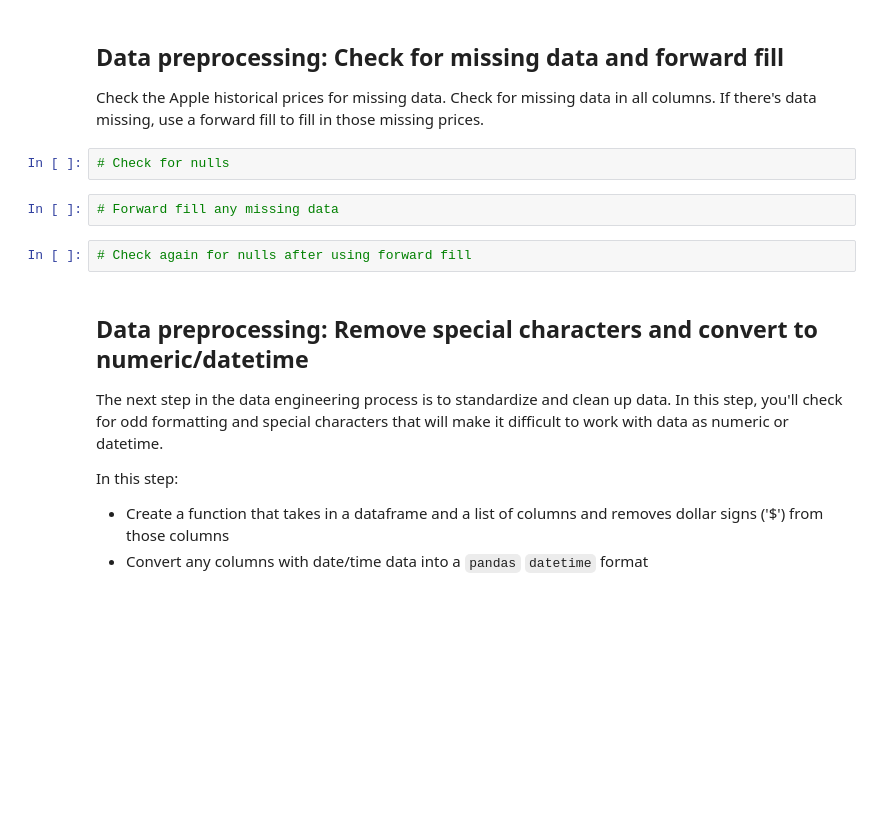
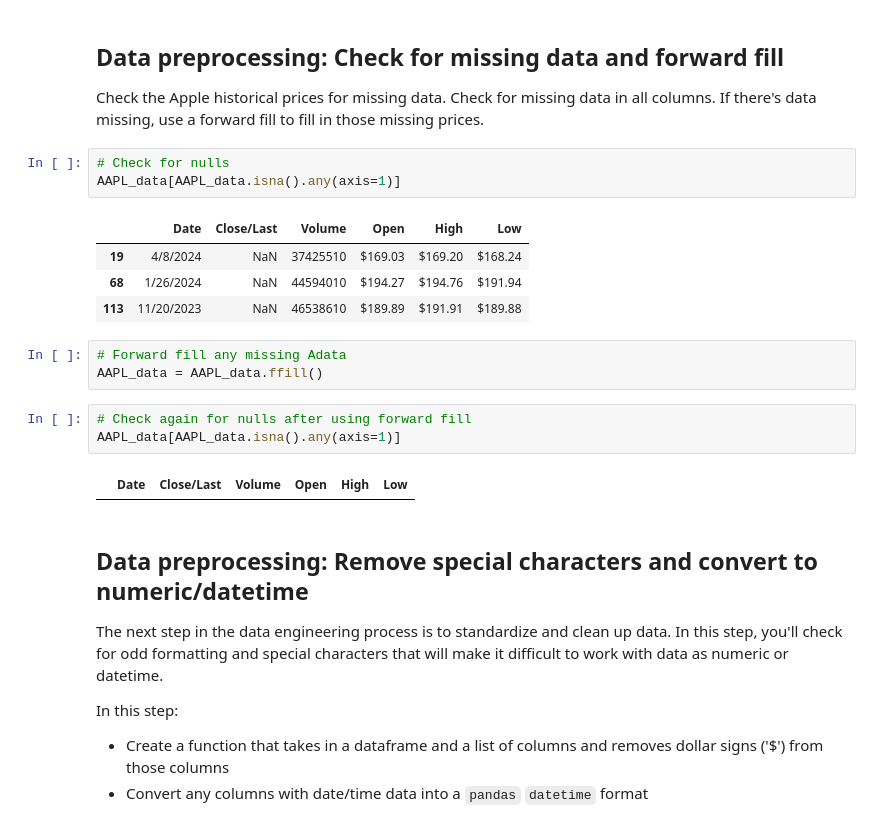
Before and after one commit to shh1v/CD13649-Project, a Jupyter notebook: Project/Preparing-for-data-analysis-project-student.ipynb, the cells around one changed output. Cells and saved outputs as stored; diff of their text form; blank space fills up the shorter version.

```diff
--- a/Project/Preparing-for-data-analysis-project-student.ipynb
+++ b/Project/Preparing-for-data-analysis-project-student.ipynb
@@ -152,10 +152,20 @@ None
 Check the Apple historical prices for missing data. Check for missing data in all columns. If there's data missing, use a forward fill to fill in those missing prices.
 # %%
 # Check for nulls
+AAPL_data[AAPL_data.isna().any(axis=1)]
+# %% [output]
+|  | Date | Close/Last | Volume | Open | High | Low |
+| 19 | 4/8/2024 | NaN | 37425510 | $169.03 | $169.20 | $168.24 |
+| 68 | 1/26/2024 | NaN | 44594010 | $194.27 | $194.76 | $191.94 |
+| 113 | 11/20/2023 | NaN | 46538610 | $189.89 | $191.91 | $189.88 |
 # %%
-# Forward fill any missing data
+# Forward fill any missing Adata
+AAPL_data = AAPL_data.ffill()
 # %%
 # Check again for nulls after using forward fill
+AAPL_data[AAPL_data.isna().any(axis=1)]
+# %% [output]
+|  | Date | Close/Last | Volume | Open | High | Low |
 # %% [markdown]
 ## Data preprocessing: Remove special characters and convert to numeric/datetime
 
```
Also changed, not shown: parts of 4 cells of this notebook.
